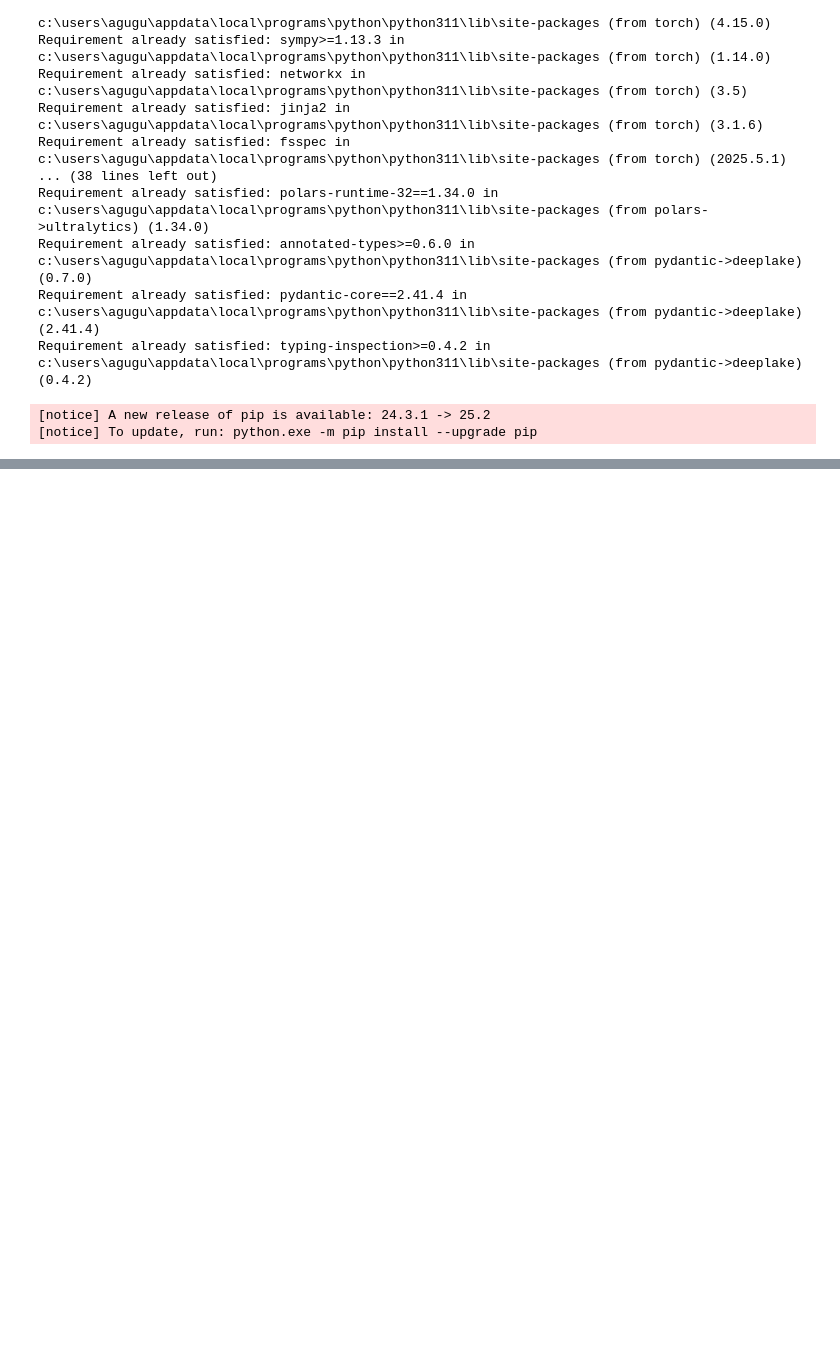
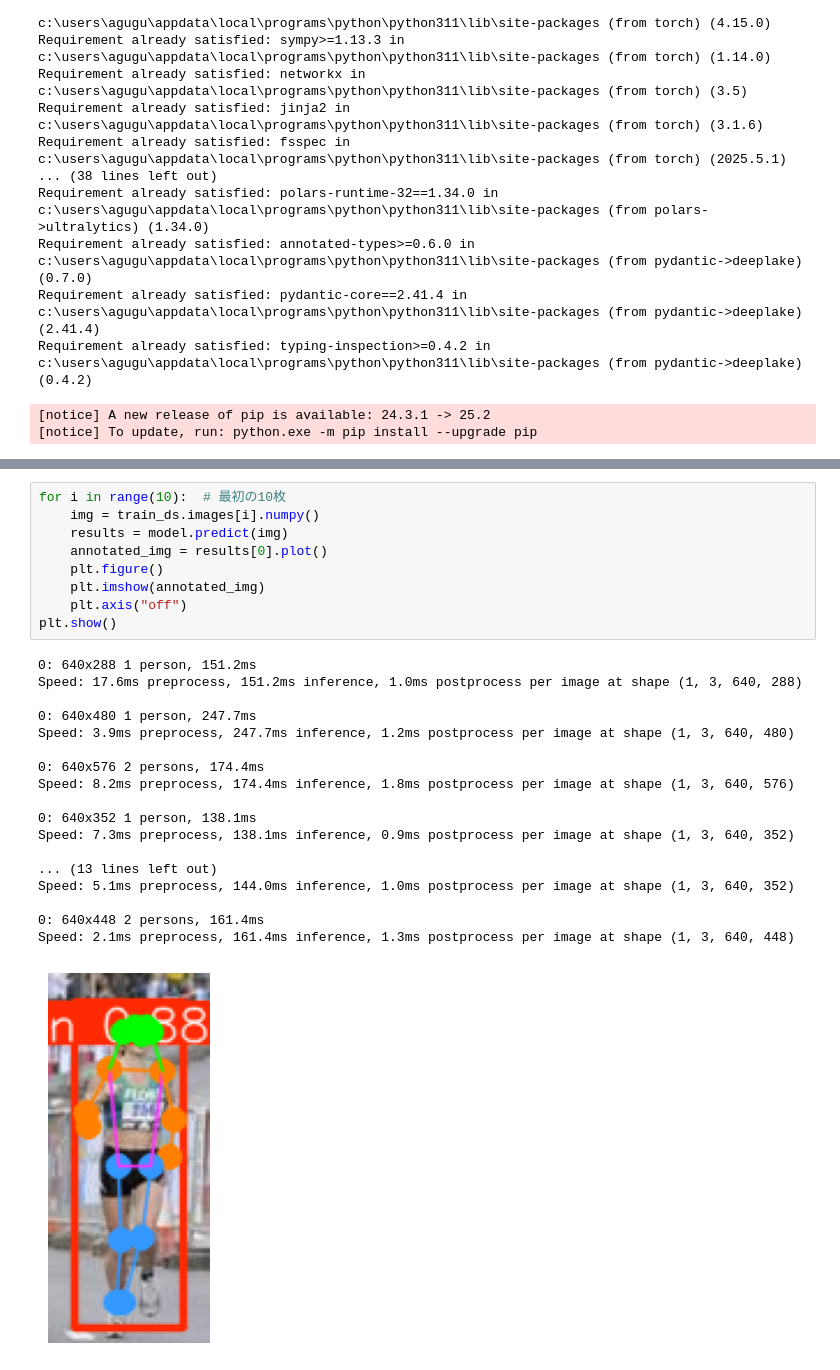
Before and after one commit to ayumu111/MediaKeiensyu2, a Jupyter notebook: pose_estimate.ipynb, the cells around one changed output, grey strips where cells are left out. Saved outputs shown, nothing was run; the diff lists cells and outputs as text; blank space fills up the shorter version.

```diff
--- a/pose_estimate.ipynb
+++ b/pose_estimate.ipynb
@@ -39,0 +78,28 @@ NameError: name 'cv2' is not defined
+# %%
+for i in range(10):  # 最初の10枚
+    img = train_ds.images[i].numpy()
+    results = model.predict(img)
+    annotated_img = results[0].plot()
+    plt.figure()
+    plt.imshow(annotated_img)
+    plt.axis("off")
+plt.show()
+# %% [output]
+0: 640x288 1 person, 151.2ms
+Speed: 17.6ms preprocess, 151.2ms inference, 1.0ms postprocess per image at shape (1, 3, 640, 288)
+
+0: 640x480 1 person, 247.7ms
+Speed: 3.9ms preprocess, 247.7ms inference, 1.2ms postprocess per image at shape (1, 3, 640, 480)
+
+0: 640x576 2 persons, 174.4ms
+Speed: 8.2ms preprocess, 174.4ms inference, 1.8ms postprocess per image at shape (1, 3, 640, 576)
+
+0: 640x352 1 person, 138.1ms
+Speed: 7.3ms preprocess, 138.1ms inference, 0.9ms postprocess per image at shape (1, 3, 640, 352)
+
+... (13 lines left out)
+Speed: 5.1ms preprocess, 144.0ms inference, 1.0ms postprocess per image at shape (1, 3, 640, 352)
+
+0: 640x448 2 persons, 161.4ms
+Speed: 2.1ms preprocess, 161.4ms inference, 1.3ms postprocess per image at shape (1, 3, 640, 448)
+[figure, added]
```
Also changed, not shown: parts of 5 cells of this notebook, 1 other file.
